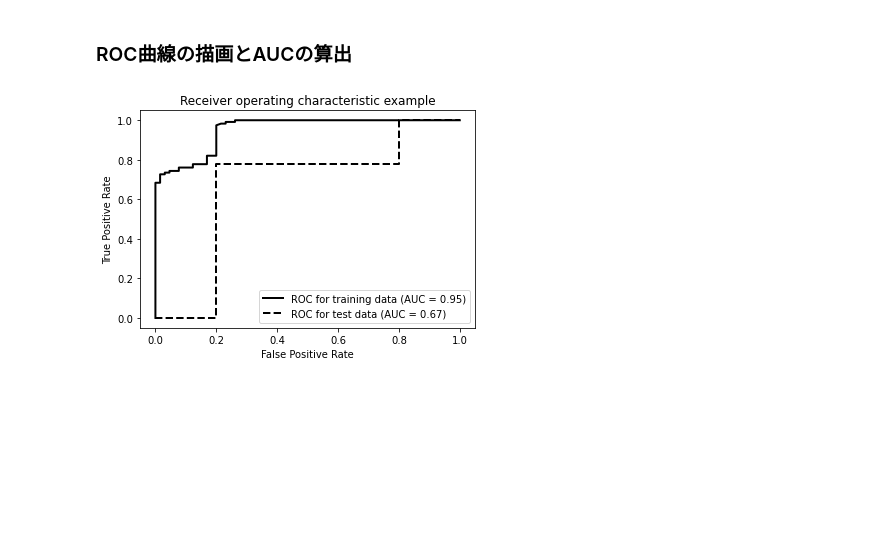
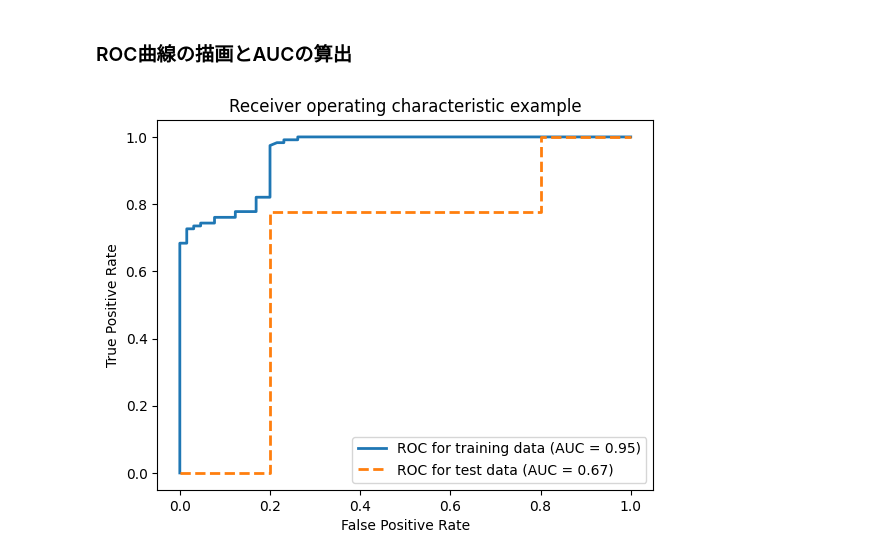
Before and after one commit to f-ken351/AIcourse2025, a Jupyter notebook: ch5-2.ipynb, the cells around one changed output. Drawn from its saved outputs; the diff is of its cells as text; code cells hidden in the pictures; blank space fills up the shorter version.

```diff
--- a/ch5-2.ipynb
+++ b/ch5-2.ipynb
@@ -120,19 +120,19 @@ Posterior Probability: [[0.26571144 0.73428856]]
 # %%
 fpr_trn, tpr_trn, thresholds_trn = roc_curve(y_train_list, y_train_post_list)
 roc_auc_trn = auc(fpr_trn, tpr_trn)
-plt.plot(fpr_trn, tpr_trn, 'k--',label='ROC for training data (AUC = %0.2f)' % roc_auc_trn, lw=2, linestyle="-")
+plt.plot(fpr_trn, tpr_trn, label='ROC for training data (AUC = %0.2f)' % roc_auc_trn, lw=2, linestyle="-")
 
 fpr_tst, tpr_tst, thresholds_tst = roc_curve(y_test_list, y_test_post_list)
 roc_auc_tst = auc(fpr_tst, tpr_tst)
-plt.plot(fpr_tst, tpr_tst, 'k--',label='ROC for test data (AUC = %0.2f)' % roc_auc_tst, lw=2, linestyle="--")
+plt.plot(fpr_tst, tpr_tst, label='ROC for test data (AUC = %0.2f)' % roc_auc_tst, lw=2, linestyle="--")
 
 plt.xlim([-0.05, 1.05])
 plt.ylim([-0.05, 1.05])
 plt.xlabel('False Positive Rate')
 plt.ylabel('True Positive Rate')
 plt.title('Receiver operating characteristic example')
 plt.legend(loc="lower right")
 
 plt.show()
 # %% [output]
-[figure, old version]
+[figure, new version]
```
Also changed, not shown: parts of 1 cell of this notebook.
